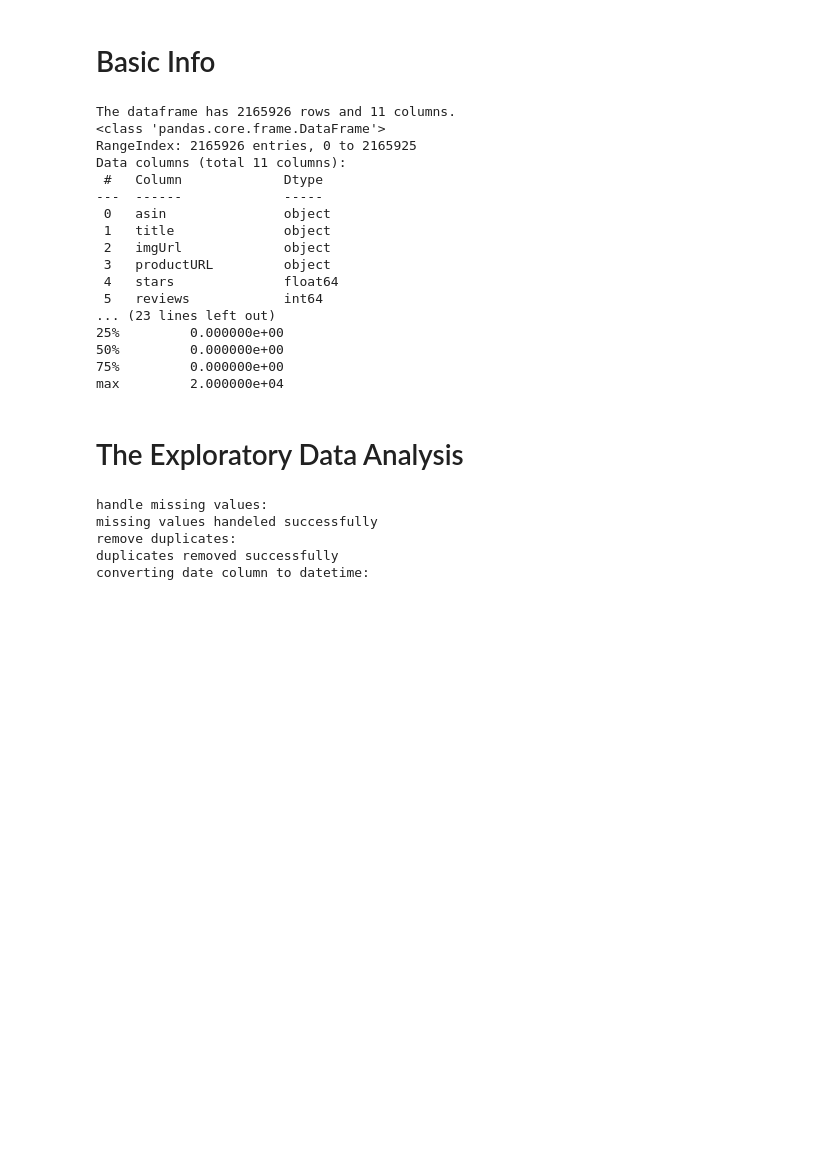
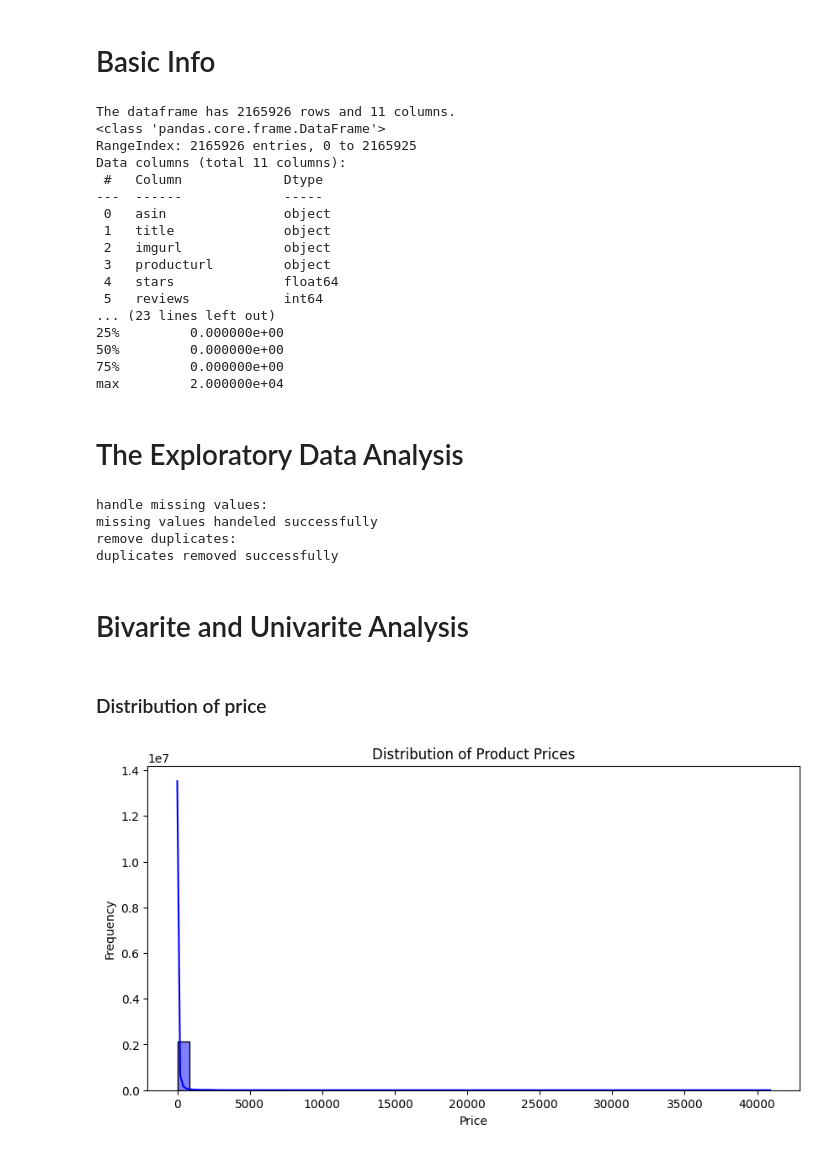
Before and after one commit to Bereket-07/Big-Data-Analytics, a Jupyter notebook: notebooks/CompleteProject.ipynb, the cells around one changed output. Cells and saved outputs as stored; diff of their text form; code cells hidden in the pictures; blank space fills up the shorter version.

Commit message:
adding the python visualization and analysis the eda

```diff
--- a/notebooks/CompleteProject.ipynb
+++ b/notebooks/CompleteProject.ipynb
@@ -21,0 +39,3 @@ amazon_df.head()
+# %%
+import pandas as pd
+amazon_df["price"] = pd.to_numeric(amazon_df["price"], errors="coerce")
@@ -22,3 +44,5 @@ amazon_df.head()
+# %%
+amazon_df.columns = amazon_df.columns.str.lower().str.replace(" ", "_")
 # %% [markdown]
 # Basic Info
 # %%
@@ -32,8 +56,8 @@ Data columns (total 11 columns):
 ---  ------             -----
  0   asin               object
  1   title              object
- 2   imgUrl             object
- 3   productURL         object
+ 2   imgurl             object
+ 3   producturl         object
  4   stars              float64
  5   reviews            int64
 ... (23 lines left out)
@@ -50,4 +74,11 @@ handle missing values:
 missing values handeled successfully
 remove duplicates:
 duplicates removed successfully
-converting date column to datetime:
+# %% [markdown]
+# Bivarite and Univarite Analysis
+# %% [markdown]
+### Distribution of price
+# %%
+ed.distribution_of_price(amazon_df)
+# %% [output]
+[figure, added]
```
Also changed, not shown: parts of 5 cells of this notebook, 1 other file.
